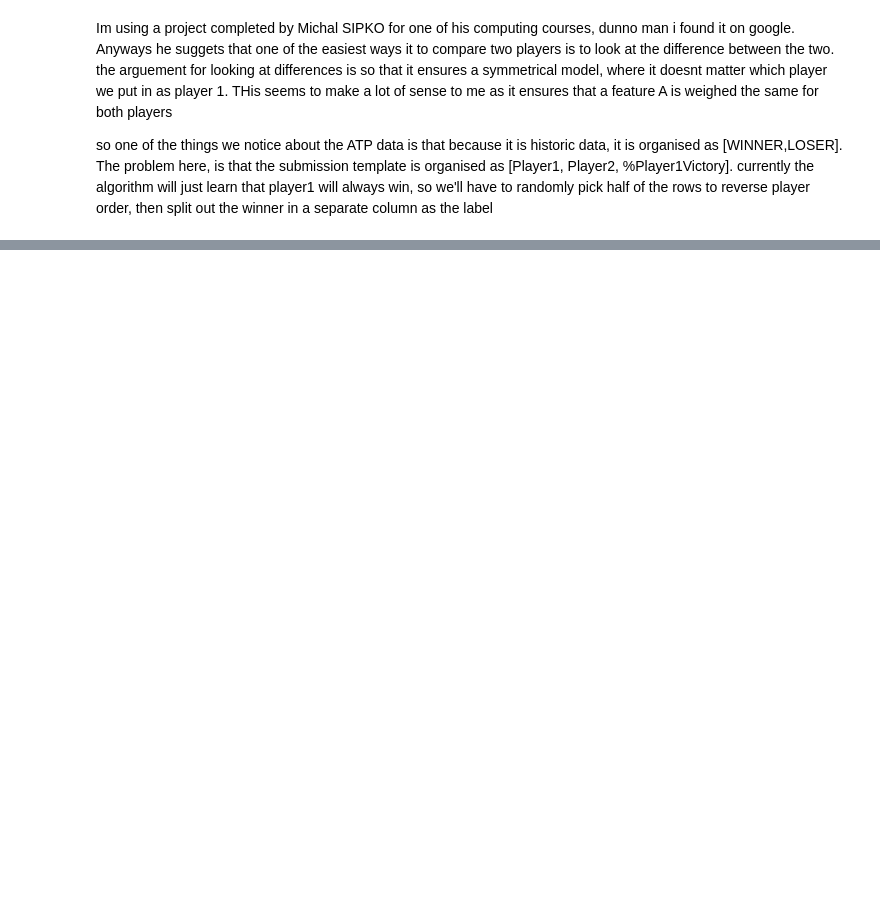
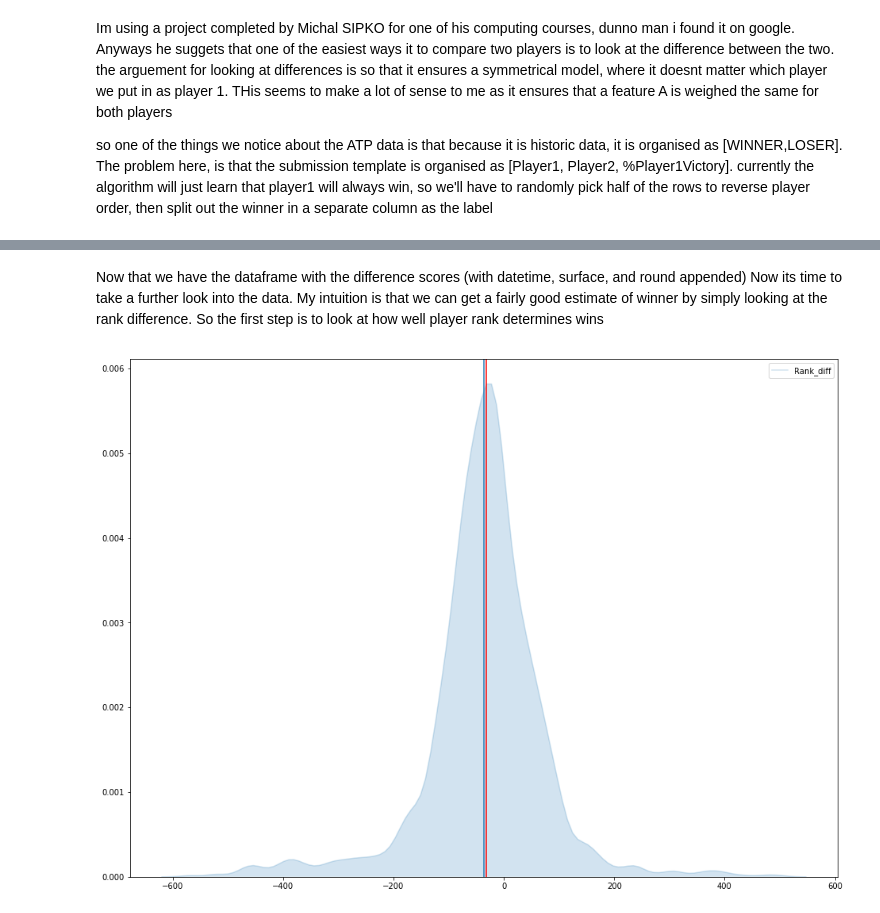
Before and after one commit to HughCZhao/betfairproject, a Jupyter notebook: wrangleData.ipynb, the cells around one changed output, grey strips where cells are left out. Cells and saved outputs as stored; diff of their text form; code cells hidden in the pictures; blank space fills up the shorter version.

```diff
--- a/wrangleData.ipynb
+++ b/wrangleData.ipynb
@@ -201,0 +206,16 @@ dtype: int64
+# %%
+#filling unranked players with lowest rank+1
+def fillrank(row,col):
+    global AusOpenframe
+    if np.isnan(row[col]):
+        year = row['year']
+        yeardf = AusOpenframe[AusOpenframe['year']==year]
+        maxrank = max([yeardf['Winner_Rank'].max(),yeardf['Loser_Rank'].max()])
+        return maxrank+1
+    else:
+        return row[col]
+print('Filling in unranked')
+winframe.loc[:,'Winner_Rank'] = winframe.apply(fillrank,axis=1,args=('Winner_Rank',))
+loseframe.loc[:,'Loser_Rank'] = loseframe.apply(fillrank,axis=1,args=('Loser_Rank',))
+print(winframe.isna().sum())
+print(loseframe.isna().sum())
@@ -232,4 +270,5 @@ def get_difference(frame1,frame2,colname=None, prefix1='',prefix2='',index1=None
         difframe[difframename]=frame1[frame1name] - frame2[frame2name]
     return difframe
 difdf = get_difference(winframe,loseframe,colname = colnames,prefix1="Winner_",prefix2="Loser_",index1="Winner",index2="Loser")
+difdf = difdf.merge(AusOpenframe.loc[:,['Court_Surface','Round_Description','datetime','year','month','day']],left_index=True,right_index=True)
 display(difdf.head())
@@ -235,0 +283,17 @@ display(difdf.head())
+# %% [markdown]
+Now that we have the dataframe with the difference scores (with datetime, surface, and round appended) Now its time to take a further look into the data. My intuition is that we can get a fairly good estimate of winner by simply looking at the rank difference. So the first step is to look at how well player rank determines wins
+# %%
+from matplotlib import pyplot as plt
+import matplotlib.lines as mlines
+import seaborn as sns
+fig = plt.figure(figsize=(16,12))
+ax = fig.add_subplot(1,1,1)
+sns.kdeplot(difdf['Rank_diff'],shade=True,alpha=.2,ax=ax)
+meanline = mlines.Line2D([difdf['Rank_diff'].mean(),difdf['Rank_diff'].mean()],ax.get_ylim())
+medianline = mlines.Line2D([difdf['Rank_diff'].median(),difdf['Rank_diff'].median()],ax.get_ylim(),color='r')
+ax.add_line(meanline)
+ax.add_line(medianline)
+# ax.hist(difdf['Rank_diff'],bins=30,alpha=.2)
+plt.show()
+# %% [output]
+[figure, added]
```
Also changed, not shown: parts of 9 cells of this notebook.
